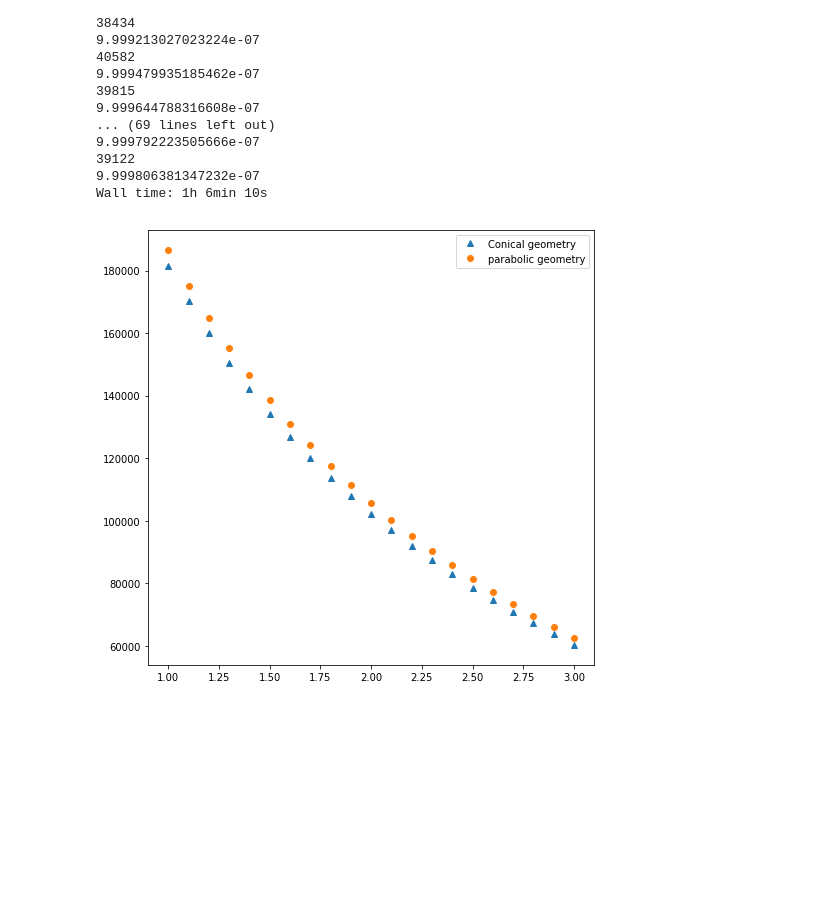
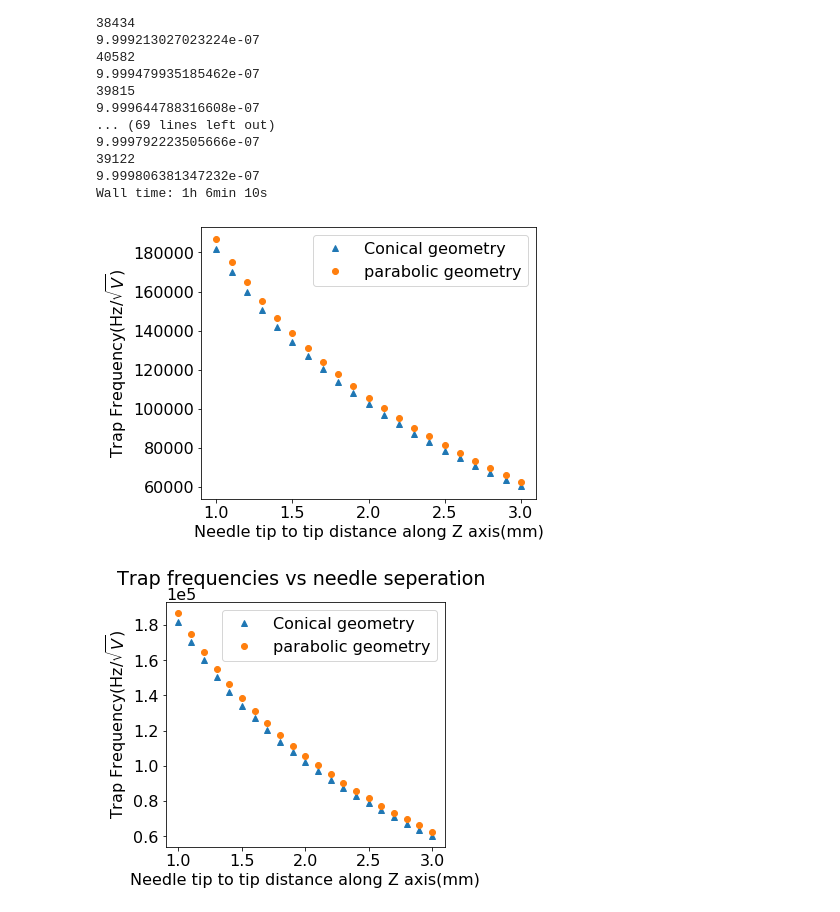
Before and after one commit to QITI/Needle_electrodes_for_ion_traps, a Jupyter notebook: data_analysis/needle_potential_simulation .ipynb, the cells around one changed output. Cells and saved outputs as stored; diff of their text form; code cells hidden in the pictures; blank space fills up the shorter version.

```diff
--- a/data_analysis/needle_potential_simulation .ipynb
+++ b/data_analysis/needle_potential_simulation .ipynb
@@ -244,12 +98,0 @@ plt.show()
-# %%
-fig = plt.figure(figsize = (8,8))
-ax1 = fig.add_subplot(111)
-a = 800
-b = 1200
-ax1.plot(X[150,a:b],cone_solved[150,a:b],label = 'Conical')
-ax1.plot(X[150,a:b],parabolic_solved[150,a:b],label = 'Parabolic 1')
-#ax1.plot(X[150,a:b],parabolic_solved_2[150,a:b], label = 'Parabolic 2')
-ax1.plot(X[150,a:b],parabolic_solved_asym[150,a:b], label = 'Parabolic asym')
-#ax1.plot(X[150,a:b],rods_solved[150,a:b], label = 'Rods')
-plt.legend()
-plt.show()
@@ -258,12 +98,0 @@ plt.show()
-# %%
-fig = plt.figure(figsize = (8,8))
-ax1 = fig.add_subplot(111)
-a = 120
-b = 180
-ax1.plot(Y[a:b,1000],cone_solved[a:b,1000],label = 'Conical')
-ax1.plot(Y[a:b,1000],parabolic_solved[a:b,1000],label = 'Parabolic 1')
-#ax1.plot(X[150,a:b],parabolic_solved_2[150,a:b], label = 'Parabolic 2')
-ax1.plot(Y[a:b,1000],parabolic_solved_asym[a:b,1000], label = 'Parabolic asym')
-#ax1.plot(Y[a:b,1000],rods_solved[a:b,1000], label = 'Rods')
-plt.legend()
-plt.show()
@@ -305,0 +212,2 @@ plt.show()
+# %%
+plt.rcParams.update({'font.size': 16})
@@ -305,0 +227,4 @@ plt.show()
+# %%
+diameter = .336
+parabolic_pair = draw_parabolic(X,Y,needle_spacing,diameter)
+plt.imshow(parabolic_pair)
@@ -370,14 +370,31 @@ for spacing in spacings:
 9.999806381347232e-07
 Wall time: 1h 6min 10s
 # %%
-fig = plt.figure(figsize = (8,8))
+fig = plt.figure(figsize = (6,5))
 ax1 = fig.add_subplot(111)
 ax1.plot(spacings,cone_frequencies,'^',label = 'Conical geometry')
 ax1.plot(spacings,parabolic_frequencies,'o',label = 'parabolic geometry')
+ax1.set_ylabel('Trap Frequency(Hz/$\sqrt{V}$)')
+ax1.set_xlabel('Needle tip to tip distance along Z axis(mm)')
 plt.legend()
+plt.savefig('geometry_comparison.svg')
 plt.show()
 # %% [output]
-[figure, old version]
+[figure, new version]
+# %%
+fig = plt.figure(figsize = (5,4.5))
+ax1 = fig.add_subplot(111)
+fig.suptitle('Trap frequencies vs needle seperation')
+ax1.plot(spacings,cone_frequencies,'^',label = 'Conical geometry')
+ax1.plot(spacings,parabolic_frequencies,'o',label = 'parabolic geometry')
+ax1.set_ylabel('Trap Frequency(Hz/$\sqrt{V}$)')
+ax1.set_xlabel('Needle tip to tip distance along Z axis(mm)')
+plt.ticklabel_format(axis="y", style="sci", scilimits=(0,0))
+plt.legend()
+#plt.savefig('geometry_comparison.svg')
+plt.show()
+# %% [output]
+[figure, added]
 # %%
 np.save('cone_frequencies.npy',cone_frequencies)
 np.save('parabolic_frequencies.npy',parabolic_frequencies)
```
Also changed, not shown: parts of 49 cells of this notebook, 18 other files.
